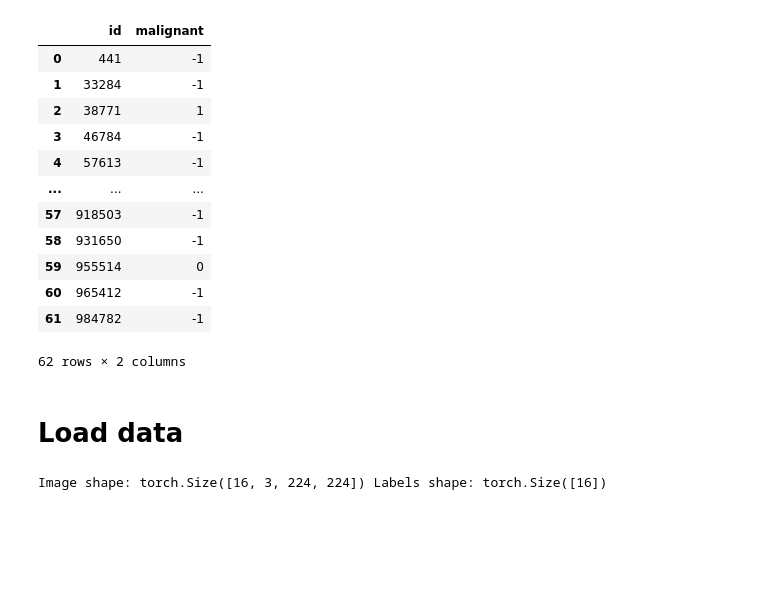
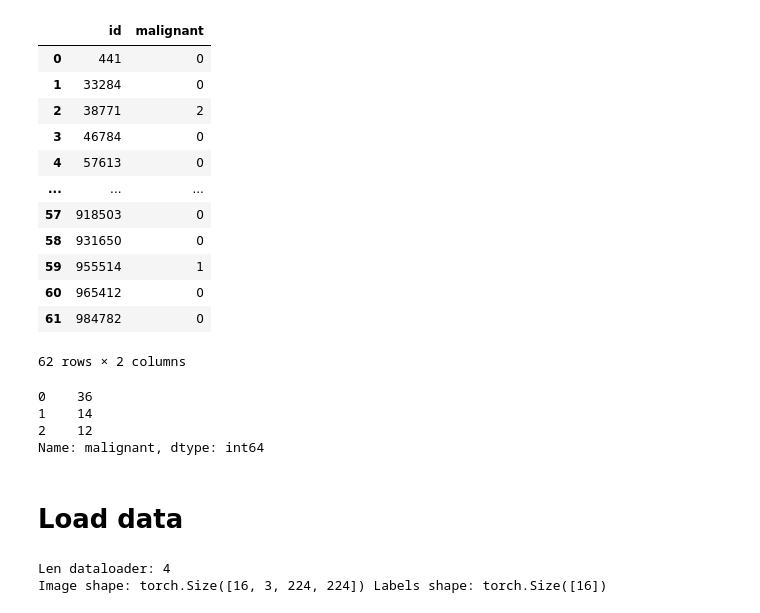
Before and after one commit to JessyD/Oxml-carcinoma-classification, a Jupyter notebook: src/train.ipynb, the cells around one changed output. Saved outputs shown, nothing was run; the diff lists cells and outputs as text; code cells hidden in the pictures; blank space fills up the shorter version.

```diff
--- a/src/train.ipynb
+++ b/src/train.ipynb
@@ -51,21 +97,35 @@ replace /content/data/img_103601.png? [y]es, [n]o, [A]ll, [N]one, [r]ename:
 # %%
 labels_file = data_dir / 'labels.csv'
 data_df = pd.read_csv(labels_file)
+
+# Transform the class colum to positive values
+data_df['malignant'] = data_df['malignant'] + 1
 data_df
 # %% [output]
 |  | id | malignant |
-| 0 | 441 | -1 |
-| 1 | 33284 | -1 |
-| 2 | 38771 | 1 |
-| 3 | 46784 | -1 |
-| 4 | 57613 | -1 |
+| 0 | 441 | 0 |
+| 1 | 33284 | 0 |
+| 2 | 38771 | 2 |
+| 3 | 46784 | 0 |
+| 4 | 57613 | 0 |
 | ... | ... | ... |
-| 57 | 918503 | -1 |
-| 58 | 931650 | -1 |
-| 59 | 955514 | 0 |
-| 60 | 965412 | -1 |
-| 61 | 984782 | -1 |
+| 57 | 918503 | 0 |
+| 58 | 931650 | 0 |
+| 59 | 955514 | 1 |
+| 60 | 965412 | 0 |
+| 61 | 984782 | 0 |
 62 rows × 2 columns
+# %%
+# see how many we ahve from each class
+n_healthy = (data_df['malignant'] == 0).sum() # class 0
+n_benign = (data_df['malignant'] == 1).sum() # class 1
+n_malign = (data_df['malignant'] == 2).sum() # class 2
+data_df['malignant'].value_counts()
+# %% [output]
+0    36
+1    14
+2    12
+Name: malignant, dtype: int64
 # %% [markdown]
 # Load data
 # %%
@@ -90,8 +151,10 @@ batch_size = 16
 dataloader = DataLoader(dataset, batch_size=batch_size, shuffle=True)
 # %%
 sample = next(iter(dataloader))
+print(f"Len dataloader: {len(dataloader)}")
 print(f"Image shape: {sample['image'].shape} Labels shape: {sample['label'].shape}")
 # %% [output]
+Len dataloader: 4
 Image shape: torch.Size([16, 3, 224, 224]) Labels shape: torch.Size([16])
 # %%
 show_imgs([sample["image"][1].permute(1, 2, 0), sample["image"][2].permute(1, 2, 0)],
```
Also changed, not shown: parts of 23 cells of this notebook, 1 other file.
